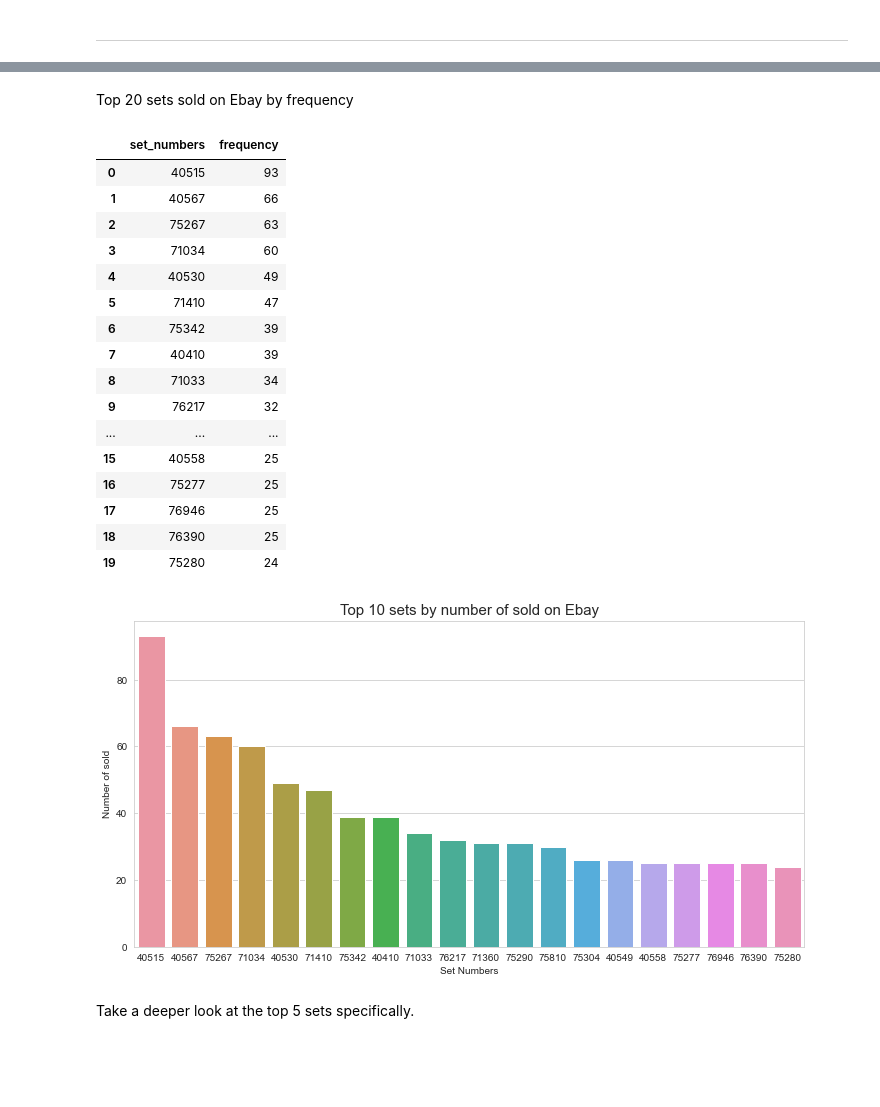
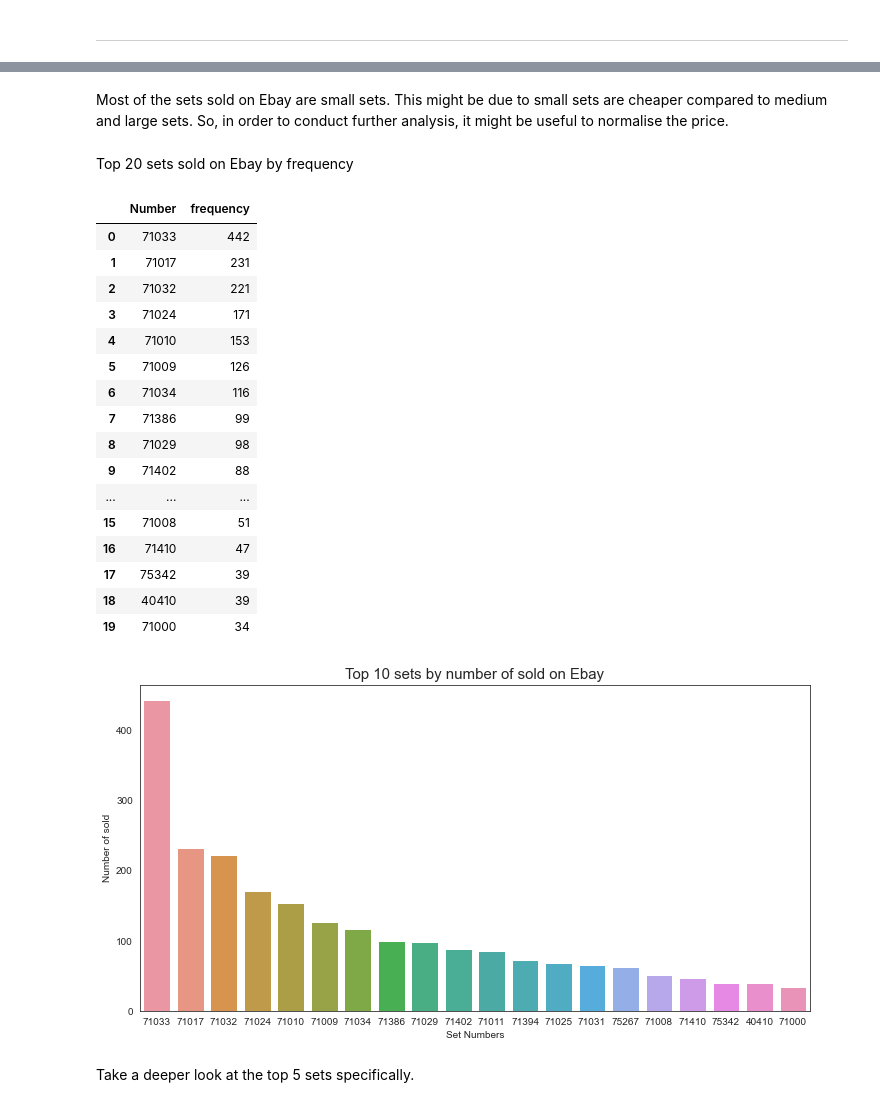
Before and after one commit to onguyenquanghuy/lego_resale_price_prediction, a Jupyter notebook: lego_resale_price_prediction.ipynb, the cells around one changed output, grey strips where cells are left out. Cells and saved outputs as stored; diff of their text form; code cells hidden in the pictures; blank space fills up the shorter version.

```diff
--- a/lego_resale_price_prediction.ipynb
+++ b/lego_resale_price_prediction.ipynb
@@ -138,0 +179,4 @@ Exploratory Data Analysis
+# %%
+ix = df['Theme'].value_counts()[df['Theme'].value_counts()<100].index
+index = df[df['Theme'].isin(ix)].index
+df.drop(index, axis=0, inplace=True)
@@ -138,0 +216,7 @@ Exploratory Data Analysis
+# %%
+# IQR : Inter Quarltile Range
+Q1 = df['sold_price'].quantile(0.25)
+Q3 = df['sold_price'].quantile(0.75)
+IQR = Q3 - Q1
+
+df = df[~((df['sold_price'] < (Q1 - 1.5 * IQR)) |(df['sold_price'] > (Q3 + 1.5 * IQR)))]
@@ -138,0 +252,5 @@ Exploratory Data Analysis
+# %%
+df['Pieces'] = df['Pieces'].fillna(0).astype('int64')
+small_set = df[df['Pieces'] <= 500].shape[0]
+medium_set = df[(df['Pieces'] > 500) & (df['Pieces'] <= 1000)].shape[0]
+large_set = df[df['Pieces'] > 1000].shape[0]
@@ -139,37 +265,39 @@ Exploratory Data Analysis
+# %% [markdown]
+Most of the sets sold on Ebay are small sets. This might be due to small sets are cheaper compared to medium and large sets. So, in order to conduct further analysis, it might be useful to normalise the price.
 # %% [markdown]
 Top 20 sets sold on Ebay by frequency
 # %%
-top_sets = df_ebay_cleaned['numbers'].value_counts().to_frame().reset_index().head(20)
-top_sets.columns = ['set_numbers', 'frequency']
+top_sets = df['Number'].value_counts().to_frame().reset_index().head(20)
+top_sets.columns = ['Number', 'frequency']
 top_sets
 # %% [output]
-|  | set_numbers | frequency |
-| 0 | 40515 | 93 |
-| 1 | 40567 | 66 |
-| 2 | 75267 | 63 |
-| 3 | 71034 | 60 |
-| 4 | 40530 | 49 |
-| 5 | 71410 | 47 |
-| 6 | 75342 | 39 |
-| 7 | 40410 | 39 |
-| 8 | 71033 | 34 |
-| 9 | 76217 | 32 |
+|  | Number | frequency |
+| 0 | 71033 | 442 |
+| 1 | 71017 | 231 |
+| 2 | 71032 | 221 |
+| 3 | 71024 | 171 |
+| 4 | 71010 | 153 |
+| 5 | 71009 | 126 |
+| 6 | 71034 | 116 |
+| 7 | 71386 | 99 |
+| 8 | 71029 | 98 |
+| 9 | 71402 | 88 |
 | ... | ... | ... |
-| 15 | 40558 | 25 |
-| 16 | 75277 | 25 |
-| 17 | 76946 | 25 |
-| 18 | 76390 | 25 |
-| 19 | 75280 | 24 |
+| 15 | 71008 | 51 |
+| 16 | 71410 | 47 |
+| 17 | 75342 | 39 |
+| 18 | 40410 | 39 |
+| 19 | 71000 | 34 |
 # %%
 fig, ax = plt.subplots(figsize = (12,6))
-order_list = top_sets.sort_values('frequency', ascending=False).set_numbers
-ax = sns.barplot(x = 'set_numbers', y = 'frequency', data = top_sets, order=order_list)
+order_list = top_sets.Number.to_list()
+ax = sns.barplot(x = 'Number', y = 'frequency', data = top_sets, order=order_list)
 plt.title('Top 10 sets by number of sold on Ebay', size = 15)
 plt.xlabel('Set Numbers')
 plt.ylabel('Number of sold')
 plt.show()
 # %% [output]
-[figure, old version]
+[figure, new version]
 # %% [markdown]
 Take a deeper look at the top 5 sets specifically.
 # %%
```
Also changed, not shown: parts of 34 cells of this notebook.
